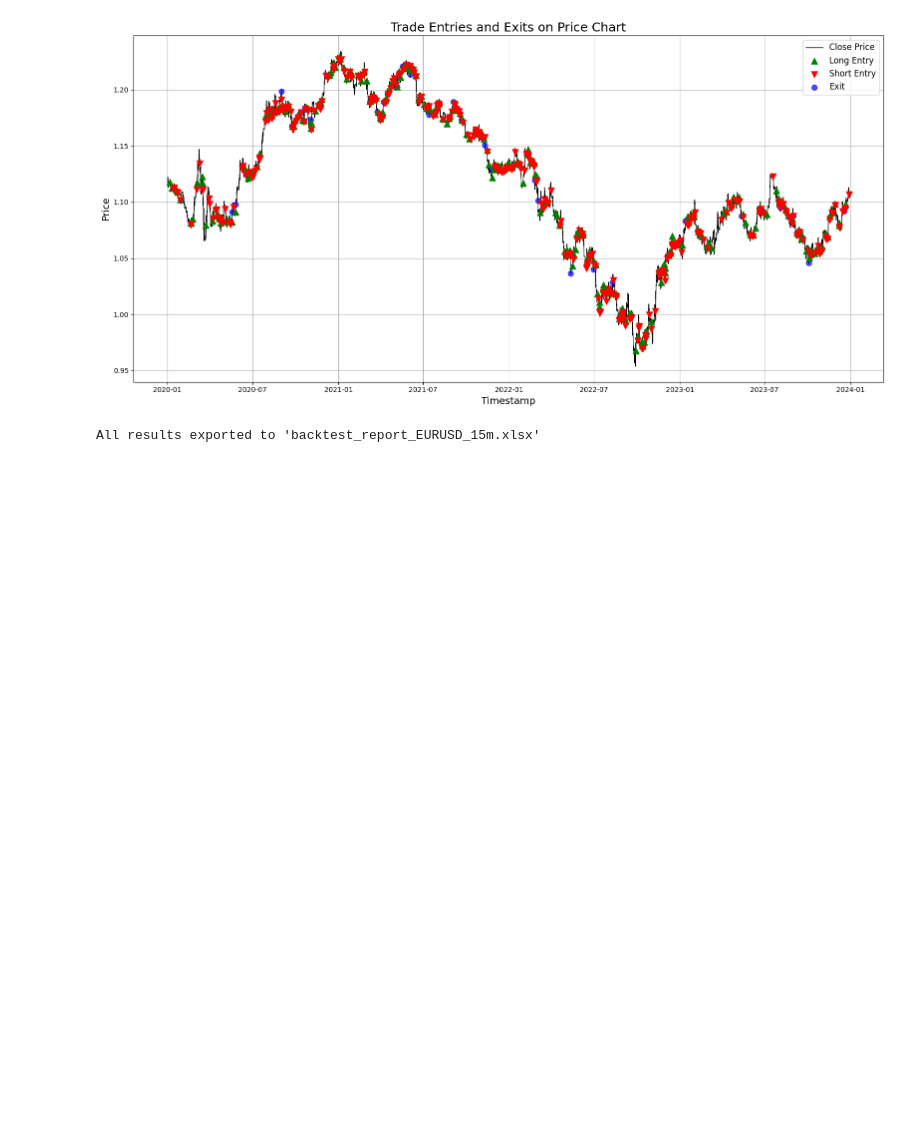
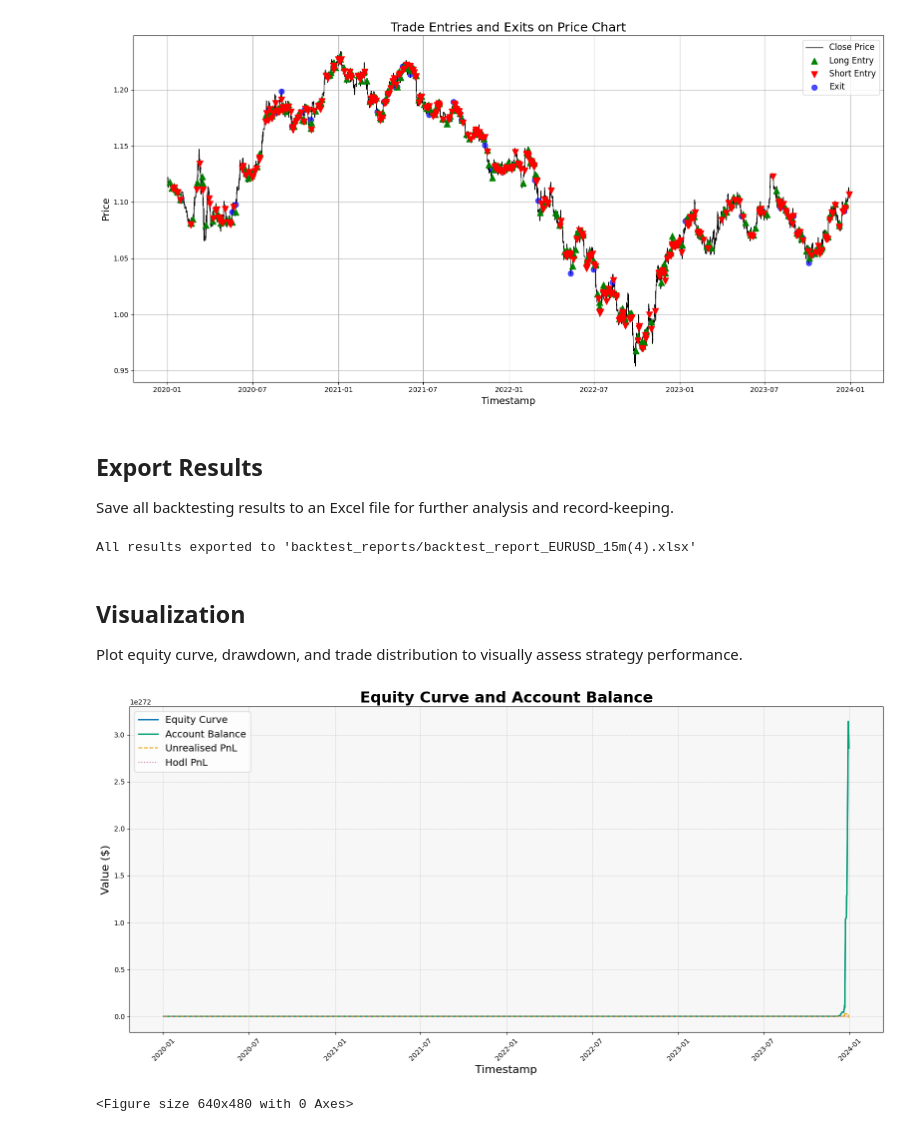
Before and after one commit to Kiggundug1/backtesting, a Jupyter notebook: backtesting_template.ipynb, the cells around one changed output. Drawn from its saved outputs; the diff is of its cells as text; code cells hidden in the pictures; blank space fills up the shorter version.

```diff
--- a/backtesting_template.ipynb
+++ b/backtesting_template.ipynb
@@ -66,11 +75,21 @@ def resample_data(data, timeframe):
     # Map common timeframe strings to pandas resample rule
     timeframe_map = {
         '1min': '1min',
+        '2min': '2min',
+        '3min': '3min',
+        '4min': '4min',
         '5min': '5min',
+        '10min': '10min',
+        '12min': '12min',
         '15min': '15min',
+        '20min': '20min',
         '30min': '30min',
         '1h': '1h',
+        '2h': '2h',
+        '3h': '3h',
         '4h': '4h',
+        '6h': '6h',
+        '8h': '8h',
         '1d': 'D'
     }
 
@@ -670,9 +693,10 @@ plt.tight_layout()
 plt.show()
 # %% [output]
 [figure]
+# %% [markdown]
+## Export Results
+Save all backtesting results to an Excel file for further analysis and record-keeping.
 # %%
-import os
-import pandas as pd
 
 # Prepare your statistics DataFrame (replace variables with your actual stats if needed)
 stats = {
@@ -719,8 +743,14 @@ settings = {
 }
 settings_df = pd.DataFrame([settings])
 
-# Build the filename dynamically
-base_filename = f"backtest_report_{name_base}_{timeframe}"
+# Create backtest_reports directory if it doesn't exist
+import os
+reports_dir = "backtest_reports"
+if not os.path.exists(reports_dir):
+    os.makedirs(reports_dir)
+
+# Build the filename dynamically with the directory path
+base_filename = f"{reports_dir}/backtest_report_{name_base}_{timeframe}"
 excel_filename = base_filename + ".xlsx"
 counter = 1
 while os.path.exists(excel_filename):
@@ -736,4 +766,56 @@ with pd.ExcelWriter(excel_filename, engine='openpyxl') as writer:
 
 print(f"All results exported to '{excel_filename}'")
 # %% [output]
-All results exported to 'backtest_report_EURUSD_15m.xlsx'
+All results exported to 'backtest_reports/backtest_report_EURUSD_15m(4).xlsx'
+# %% [markdown]
+## Visualization
+Plot equity curve, drawdown, and trade distribution to visually assess strategy performance.
+# %%
+# ## Visualization
+# Plot equity curve and account balance to visually assess strategy performance.
+
+import matplotlib.ticker as mticker
+import matplotlib.dates as mdates
+
+plt.figure(figsize=(16, 8))
+ax = plt.gca()
+
+# Set background color to match reference (if needed)
+ax.set_facecolor('#f7f7f7')  # Light gray, adjust as needed
+
+# Plot equity curve (cumulative PnL)
+ax.plot(data['timestamp'], data['realised_pnl'].cumsum(), label='Equity Curve', color='#0072B2', linewidth=2)
+
+# Plot account balance (starting balance + cumulative PnL)
+starting_balance = initial_capital  # Use your actual starting balance
+ax.plot(data['timestamp'], starting_balance + data['realised_pnl'].cumsum(),
+        label='Account Balance', color='#009E73', linewidth=2)
+
+# Optional: Keep the unrealized PnL and HODL plots if desired
+ax.plot(data['timestamp'], data['unrealised_pnl'], label='Unrealised PnL', color='#E69F00', linestyle='--', linewidth=1.5)
+ax.plot(data['timestamp'], data['hodl'], label='Hodl PnL', color='#CC79A7', linestyle=':', linewidth=1.5)
+
+# Format x-axis as dates, rotate labels
+ax.xaxis.set_major_locator(mdates.AutoDateLocator())
+ax.xaxis.set_major_formatter(mdates.DateFormatter('%Y-%m'))
+plt.xticks(rotation=45)
+
+# Add grid with custom style
+ax.grid(True, linestyle='--', linewidth=0.7, alpha=0.6)
+
+# Add legend with frame
+plt.legend(fontsize=14, frameon=True, loc='upper left')
+
+# Titles and labels
+plt.title('Equity Curve and Account Balance', fontsize=22, fontweight='bold')
+plt.xlabel('Timestamp', fontsize=16)
+plt.ylabel('Value ($)', fontsize=16)
+
+plt.tight_layout()
+plt.show()
+
+# Save the figure
+plt.savefig(f"{base_filename}_equity_curve.png", dpi=300, bbox_inches='tight')
+# %% [output]
+[figure, added]
+<Figure size 640x480 with 0 Axes>
```
Also changed, not shown: parts of 13 cells of this notebook, 8 other files.
